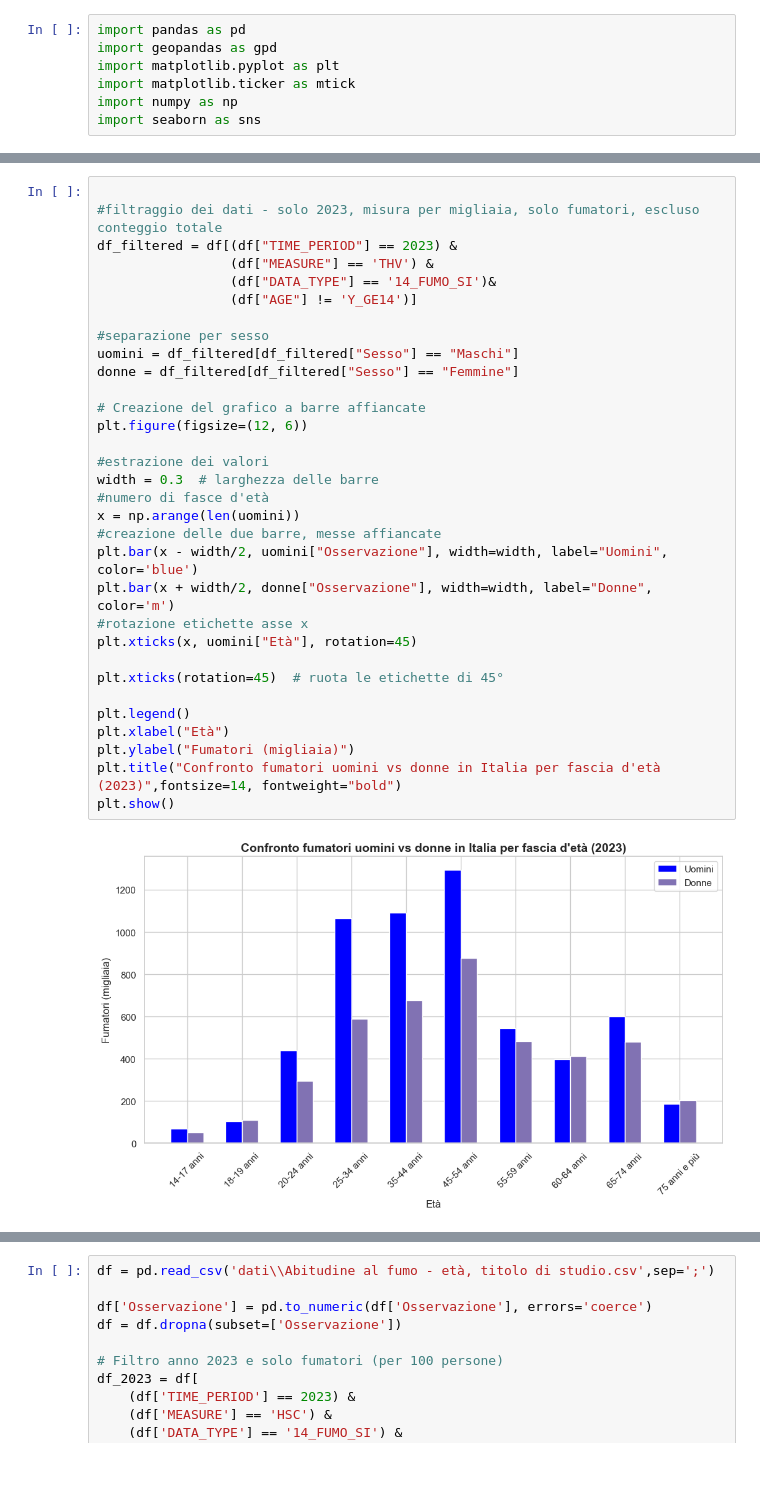
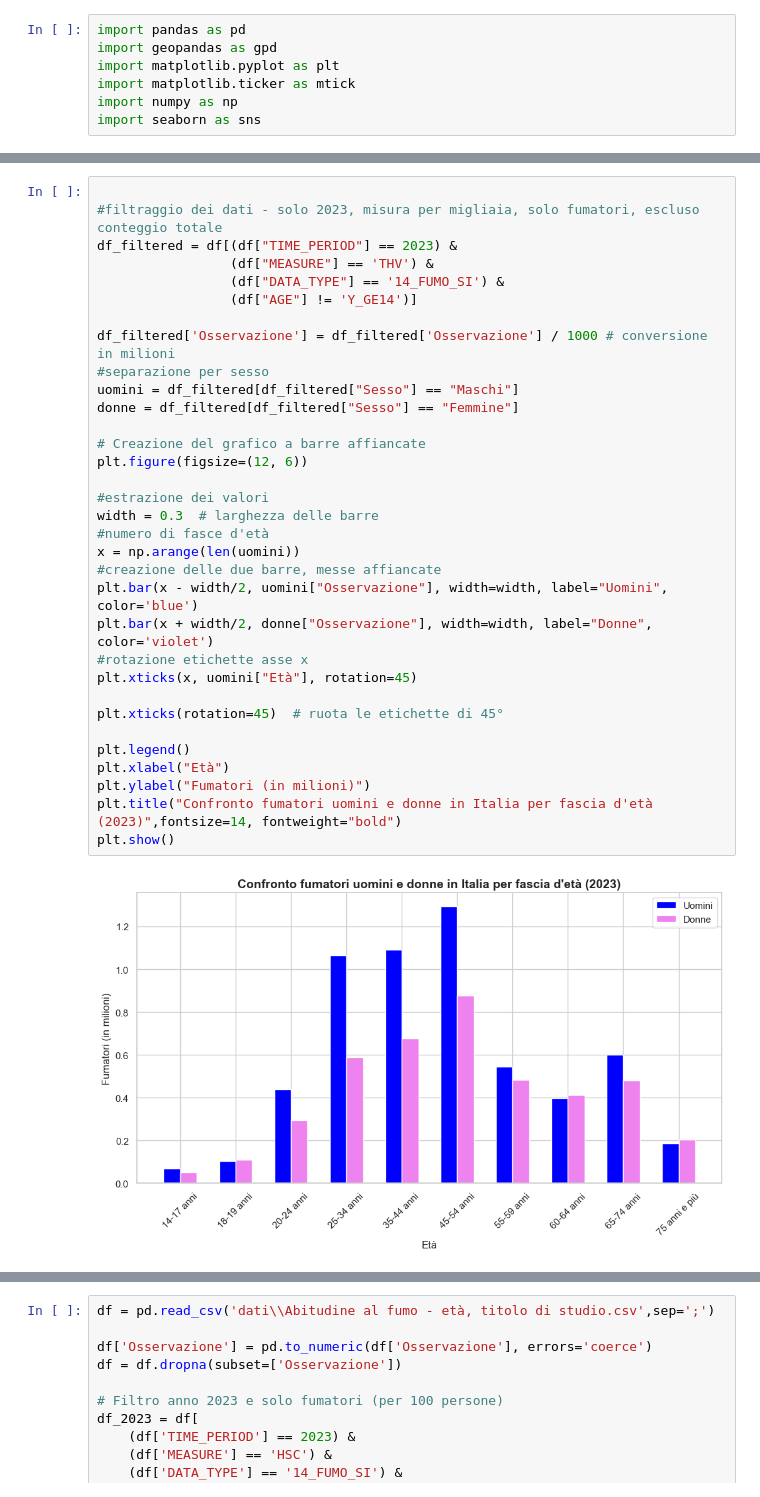
Before and after one commit to FilippoCarini/VisualizzazioneScientifica, a Jupyter notebook: codice.ipynb, the cells around one changed output, grey strips where cells are left out. Drawn from its saved outputs; the diff is of its cells as text; blank space fills up the shorter version.

```diff
--- a/codice.ipynb
+++ b/codice.ipynb
@@ -129,34 +151,35 @@ plt.show()
 # %%
 
 #filtraggio dei dati - solo 2023, misura per migliaia, solo fumatori, escluso conteggio totale
 df_filtered = df[(df["TIME_PERIOD"] == 2023) &
                  (df["MEASURE"] == 'THV') &
-                 (df["DATA_TYPE"] == '14_FUMO_SI')&
+                 (df["DATA_TYPE"] == '14_FUMO_SI') &
                  (df["AGE"] != 'Y_GE14')]
 
+df_filtered['Osservazione'] = df_filtered['Osservazione'] / 1000 # conversione in milioni
 #separazione per sesso
 uomini = df_filtered[df_filtered["Sesso"] == "Maschi"]
 donne = df_filtered[df_filtered["Sesso"] == "Femmine"]
 
 # Creazione del grafico a barre affiancate
 plt.figure(figsize=(12, 6))
 
 #estrazione dei valori
 width = 0.3  # larghezza delle barre
 #numero di fasce d'età
 x = np.arange(len(uomini))
 #creazione delle due barre, messe affiancate
 plt.bar(x - width/2, uomini["Osservazione"], width=width, label="Uomini", color='blue')
-plt.bar(x + width/2, donne["Osservazione"], width=width, label="Donne", color='m')
+plt.bar(x + width/2, donne["Osservazione"], width=width, label="Donne", color='violet')
 #rotazione etichette asse x
 plt.xticks(x, uomini["Età"], rotation=45)
 
 plt.xticks(rotation=45)  # ruota le etichette di 45°
 
 plt.legend()
 plt.xlabel("Età")
-plt.ylabel("Fumatori (migliaia)")
-plt.title("Confronto fumatori uomini vs donne in Italia per fascia d'età (2023)",fontsize=14, fontweight="bold")
+plt.ylabel("Fumatori (in milioni)")
+plt.title("Confronto fumatori uomini e donne in Italia per fascia d'età (2023)",fontsize=14, fontweight="bold")
 plt.show()
 # %% [output]
-[figure, old version]
+[figure, new version]
```
Also changed, not shown: parts of 18 cells of this notebook.
